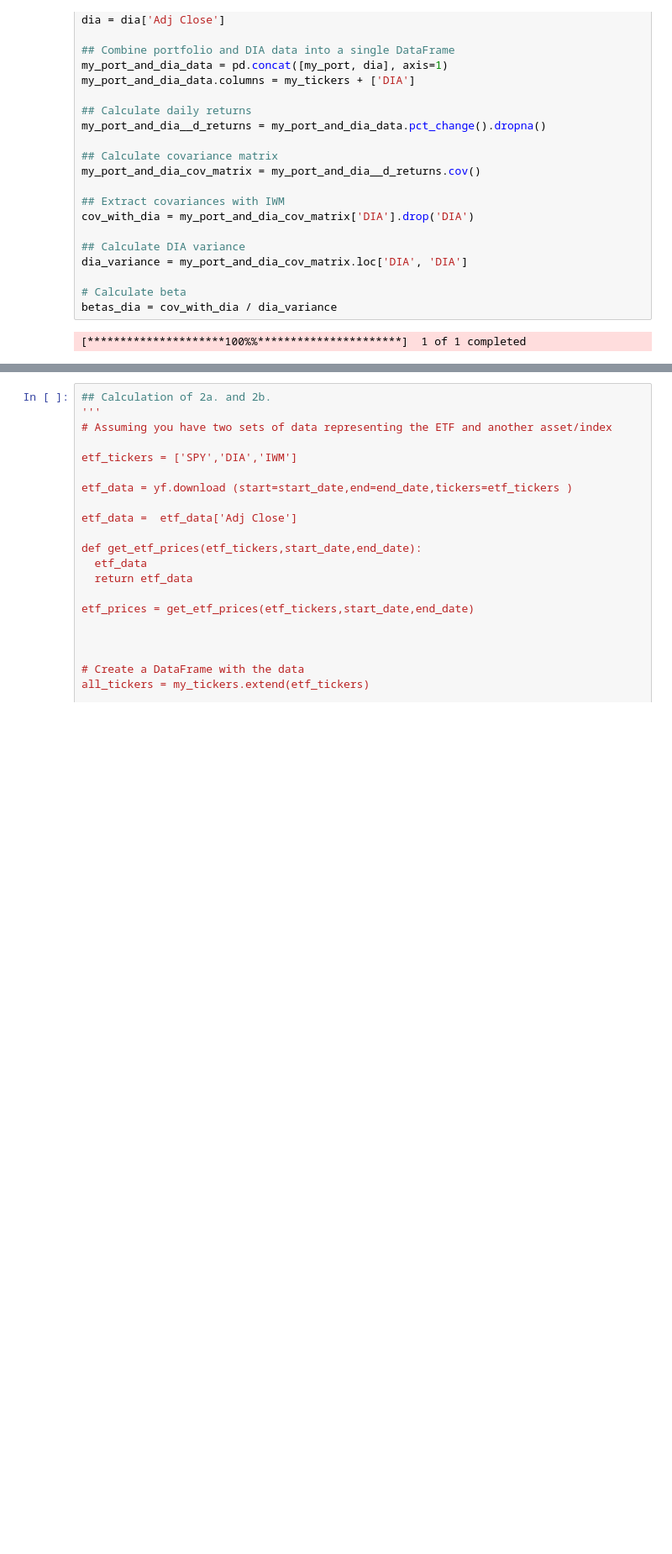
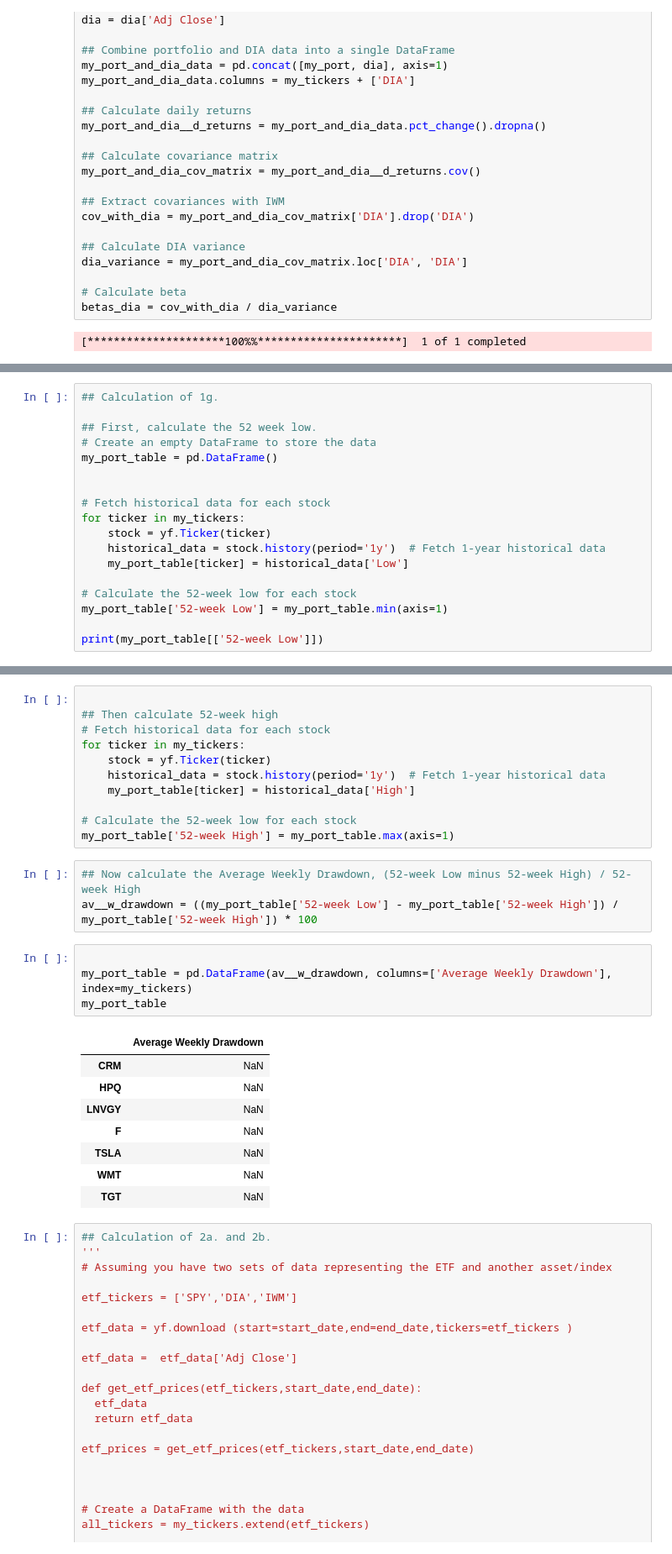
Before and after one commit to Nnafanta/QF_Spring_2024_Samuel-Guerrier, a Jupyter notebook: 1st_project.ipynb, the cells around one changed output, grey strips where cells are left out. Shown at 84% size. Cells and saved outputs as stored; diff of their text form; blank space fills up the shorter version.

```diff
--- a/1st_project.ipynb
+++ b/1st_project.ipynb
@@ -240,0 +239,18 @@ my_port_table
+# %%
+## Calculation of 1g.
+
+## First, calculate the 52 week low.
+# Create an empty DataFrame to store the data
+my_port_table = pd.DataFrame()
+
+
+# Fetch historical data for each stock
+for ticker in my_tickers:
+    stock = yf.Ticker(ticker)
+    historical_data = stock.history(period='1y')  # Fetch 1-year historical data
+    my_port_table[ticker] = historical_data['Low']
+
+# Calculate the 52-week low for each stock
+my_port_table['52-week Low'] = my_port_table.min(axis=1)
+
+print(my_port_table[['52-week Low']])
@@ -241,3 +273,30 @@ my_port_table
+# %%
+
+## Then calculate 52-week high
+# Fetch historical data for each stock
+for ticker in my_tickers:
+    stock = yf.Ticker(ticker)
+    historical_data = stock.history(period='1y')  # Fetch 1-year historical data
+    my_port_table[ticker] = historical_data['High']
+
+# Calculate the 52-week low for each stock
+my_port_table['52-week High'] = my_port_table.max(axis=1)
+# %%
+## Now calculate the Average Weekly Drawdown, (52-week Low minus 52-week High) / 52-week High
+av__w_drawdown = ((my_port_table['52-week Low'] - my_port_table['52-week High']) / my_port_table['52-week High']) * 100
+# %%
+
+my_port_table = pd.DataFrame(av__w_drawdown, columns=['Average Weekly Drawdown'], index=my_tickers)
+my_port_table
+# %% [output]
+|  | Average Weekly Drawdown |
+| CRM | NaN |
+| HPQ | NaN |
+| LNVGY | NaN |
+| F | NaN |
+| TSLA | NaN |
+| WMT | NaN |
+| TGT | NaN |
 # %%
 ## Calculation of 2a. and 2b.
 '''
```
Also changed, not shown: parts of 10 cells of this notebook.
